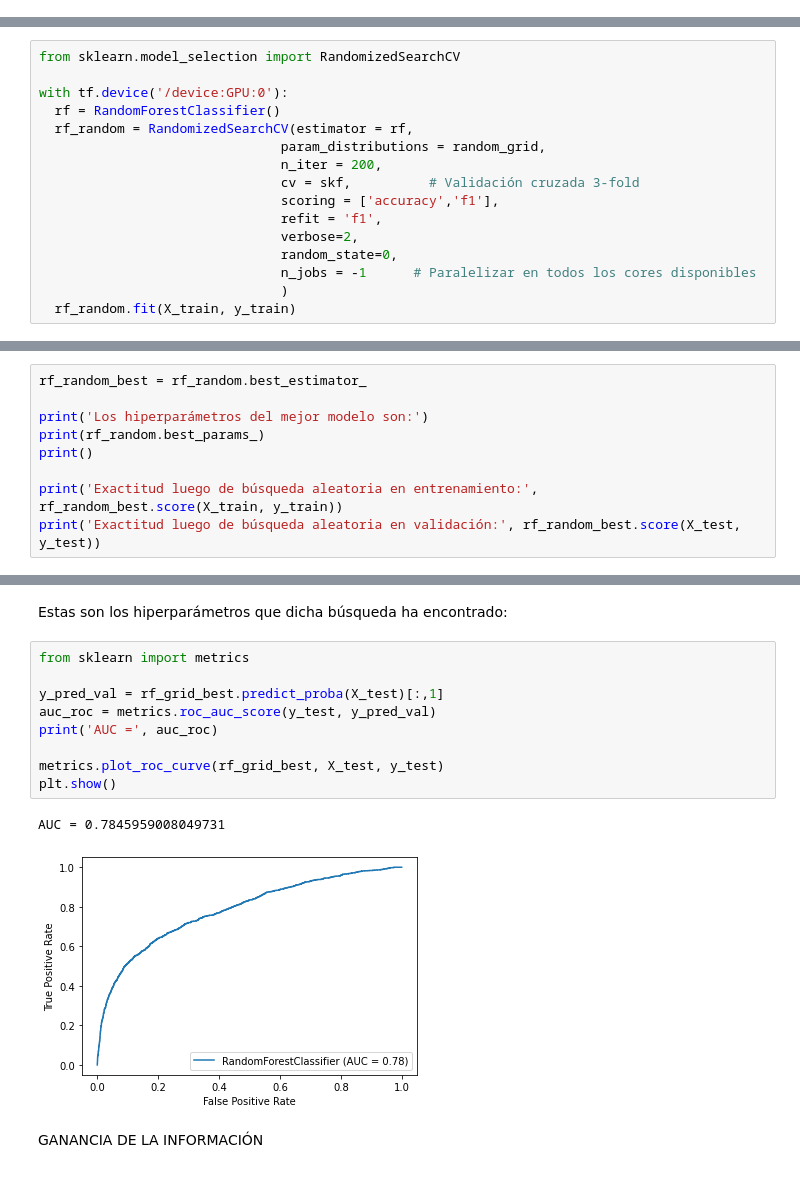
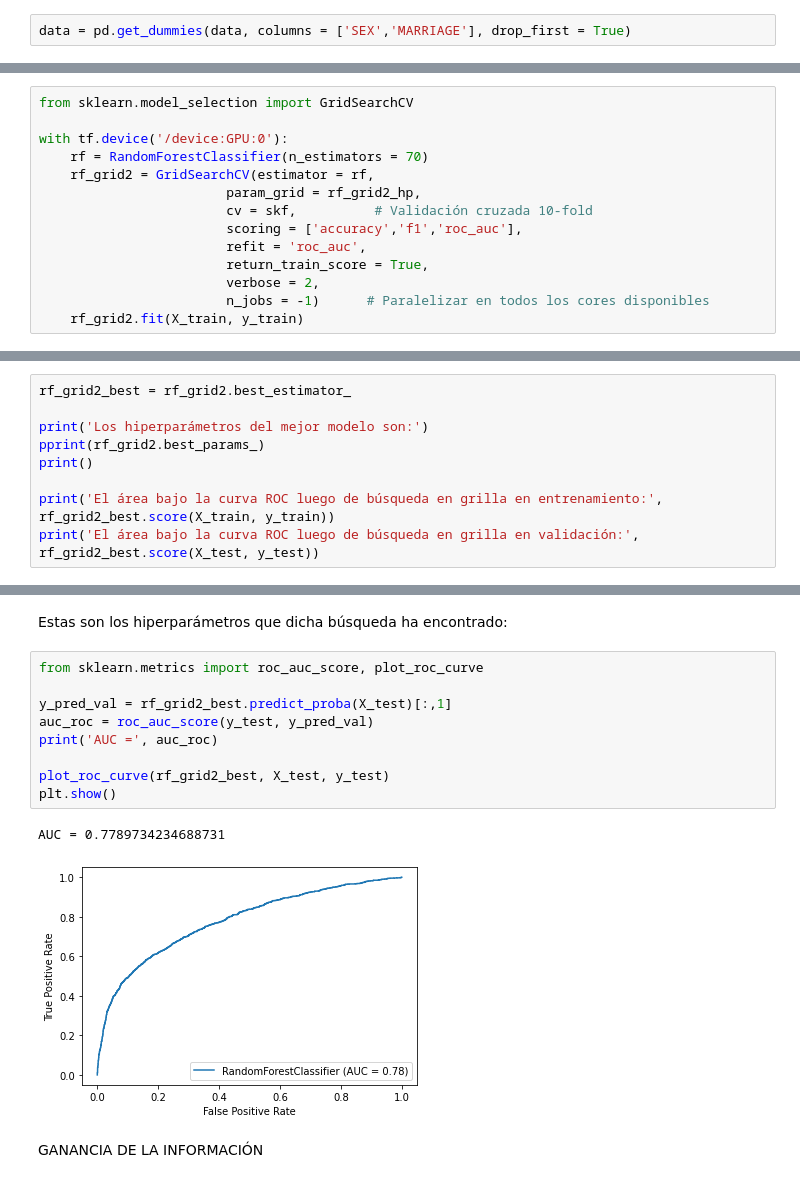
Before and after one commit to christopherfr/trabajofinalml, a Jupyter notebook: Trabajo_final_ML.ipynb, the cells around one changed output, grey strips where cells are left out. Drawn from its saved outputs; the diff is of its cells as text.

```diff
--- a/Trabajo_final_ML.ipynb
+++ b/Trabajo_final_ML.ipynb
@@ -281 +285,3 @@ data.MARRIAGE.replace(enc, inplace = True)
+# %%
+data = pd.get_dummies(data, columns = ['SEX','MARRIAGE'], drop_first = True)
 # %% [markdown]
@@ -447,17 +513,15 @@ GPU encontrada: /device:GPU:0
 # %%
-from sklearn.model_selection import RandomizedSearchCV
+from sklearn.model_selection import GridSearchCV
 
 with tf.device('/device:GPU:0'):
-  rf = RandomForestClassifier()
-  rf_random = RandomizedSearchCV(estimator = rf,
-                               param_distributions = random_grid,
-                               n_iter = 200,
-                               cv = skf,          # Validación cruzada 3-fold
-                               scoring = ['accuracy','f1'],
-                               refit = 'f1',
-                               verbose=2,
-                               random_state=0,
-                               n_jobs = -1      # Paralelizar en todos los cores disponibles
-                               )
-  rf_random.fit(X_train, y_train)
+    rf = RandomForestClassifier(n_estimators = 70)
+    rf_grid2 = GridSearchCV(estimator = rf,
+                        param_grid = rf_grid2_hp,
+                        cv = skf,          # Validación cruzada 10-fold
+                        scoring = ['accuracy','f1','roc_auc'],
+                        refit = 'roc_auc',
+                        return_train_score = True,
+                        verbose = 2,
+                        n_jobs = -1)      # Paralelizar en todos los cores disponibles
+    rf_grid2.fit(X_train, y_train)
 # %% [output]
@@ -470,11 +544,11 @@ Fitting 10 folds for each of 60 candidates, totalling 600 fits
 # %%
-rf_random_best = rf_random.best_estimator_
+rf_grid2_best = rf_grid2.best_estimator_
 
 print('Los hiperparámetros del mejor modelo son:')
-print(rf_random.best_params_)
+pprint(rf_grid2.best_params_)
 print()
 
-print('Exactitud luego de búsqueda aleatoria en entrenamiento:', rf_random_best.score(X_train, y_train))
-print('Exactitud luego de búsqueda aleatoria en validación:', rf_random_best.score(X_test, y_test))
+print('El área bajo la curva ROC luego de búsqueda en grilla en entrenamiento:', rf_grid2_best.score(X_train, y_train))
+print('El área bajo la curva ROC luego de búsqueda en grilla en validación:', rf_grid2_best.score(X_test, y_test))
 # %% [output]
 Los hiperparámetros del mejor modelo son:
@@ -557,17 +559,17 @@ Exactitud luego de búsqueda en grilla en validación: 0.8253333333333334
 # %% [markdown]
 Estas son los hiperparámetros que dicha búsqueda ha encontrado:
 # %%
-from sklearn import metrics
+from sklearn.metrics import roc_auc_score, plot_roc_curve
 
-y_pred_val = rf_grid_best.predict_proba(X_test)[:,1]
-auc_roc = metrics.roc_auc_score(y_test, y_pred_val)
+y_pred_val = rf_grid2_best.predict_proba(X_test)[:,1]
+auc_roc = roc_auc_score(y_test, y_pred_val)
 print('AUC =', auc_roc)
 
-metrics.plot_roc_curve(rf_grid_best, X_test, y_test)
+plot_roc_curve(rf_grid2_best, X_test, y_test)
 plt.show()
 # %% [output]
-AUC = 0.7845959008049731
+AUC = 0.7789734234688731
-[figure, old version]
+[figure, new version]
 # %% [markdown]
 GANANCIA DE LA INFORMACIÓN
 # %%
```
Also changed, not shown: parts of 40 cells of this notebook.
